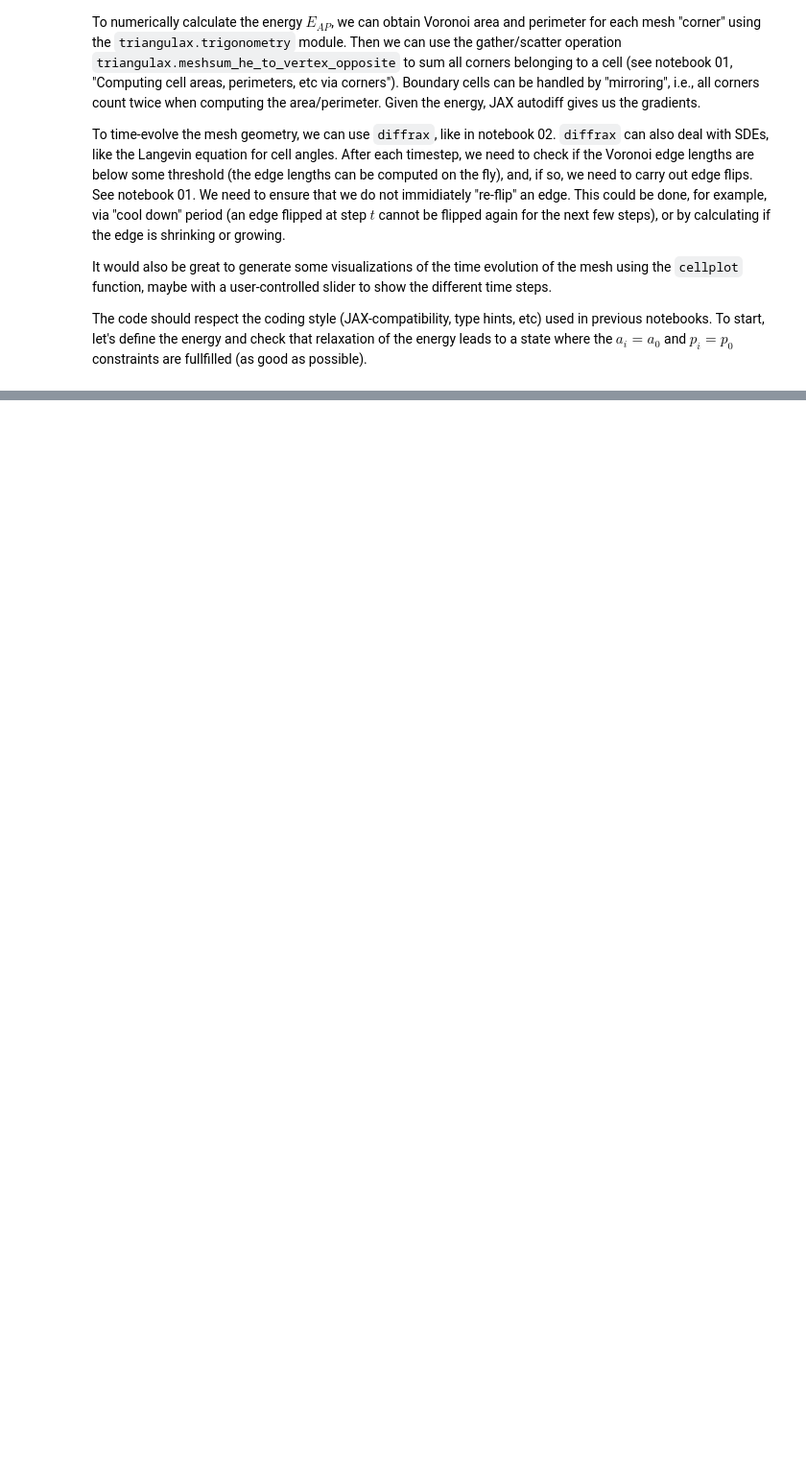
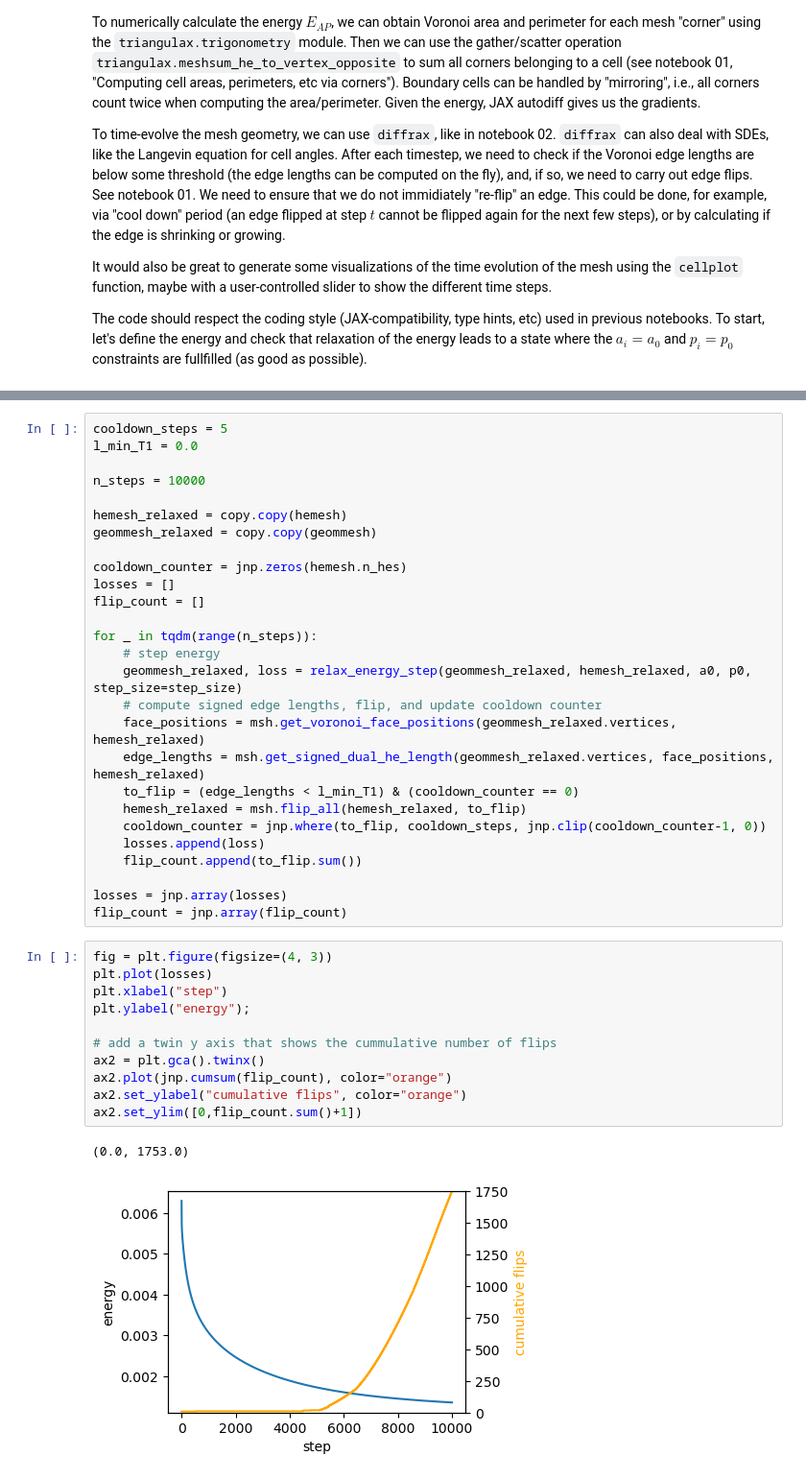
Before and after one commit to nikolas-claussen/triangulax, a Jupyter notebook: nbs/03_area_perimeter_model.ipynb, the cells around one changed output, grey strips where cells are left out. Shown at 96% size. Cells and saved outputs as stored; diff of their text form; blank space fills up the shorter version.

```diff
--- a/nbs/03_area_perimeter_model.ipynb
+++ b/nbs/03_area_perimeter_model.ipynb
@@ -30,0 +193,41 @@ The code should respect the coding style (JAX-compatibility, type hints, etc) us
+# %%
+cooldown_steps = 5
+l_min_T1 = 0.0
+
+n_steps = 10000
+
+hemesh_relaxed = copy.copy(hemesh)
+geommesh_relaxed = copy.copy(geommesh)
+
+cooldown_counter = jnp.zeros(hemesh.n_hes)
+losses = []
+flip_count = []
+
+for _ in tqdm(range(n_steps)):
+    # step energy
+    geommesh_relaxed, loss = relax_energy_step(geommesh_relaxed, hemesh_relaxed, a0, p0, step_size=step_size)
+    # compute signed edge lengths, flip, and update cooldown counter
+    face_positions = msh.get_voronoi_face_positions(geommesh_relaxed.vertices, hemesh_relaxed)
+    edge_lengths = msh.get_signed_dual_he_length(geommesh_relaxed.vertices, face_positions, hemesh_relaxed)
+    to_flip = (edge_lengths < l_min_T1) & (cooldown_counter == 0)
+    hemesh_relaxed = msh.flip_all(hemesh_relaxed, to_flip)
+    cooldown_counter = jnp.where(to_flip, cooldown_steps, jnp.clip(cooldown_counter-1, 0))
+    losses.append(loss)
+    flip_count.append(to_flip.sum())
+
+losses = jnp.array(losses)
+flip_count = jnp.array(flip_count)
+# %%
+fig = plt.figure(figsize=(4, 3))
+plt.plot(losses)
+plt.xlabel("step")
+plt.ylabel("energy");
+
+# add a twin y axis that shows the cummulative number of flips
+ax2 = plt.gca().twinx()
+ax2.plot(jnp.cumsum(flip_count), color="orange")
+ax2.set_ylabel("cumulative flips", color="orange")
+ax2.set_ylim([0,flip_count.sum()+1])
+# %% [output]
+(0.0, 1753.0)
+[figure, added]
```
Also changed, not shown: parts of 30 cells of this notebook, 5 other files.
